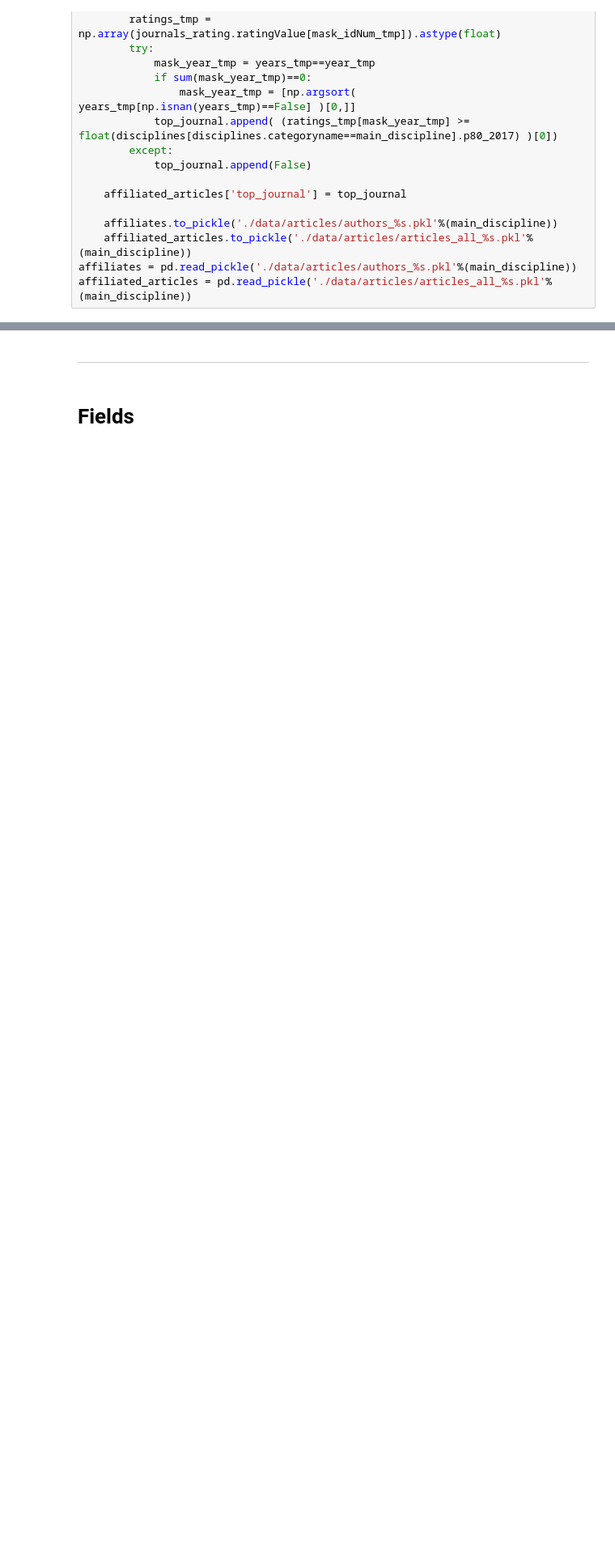
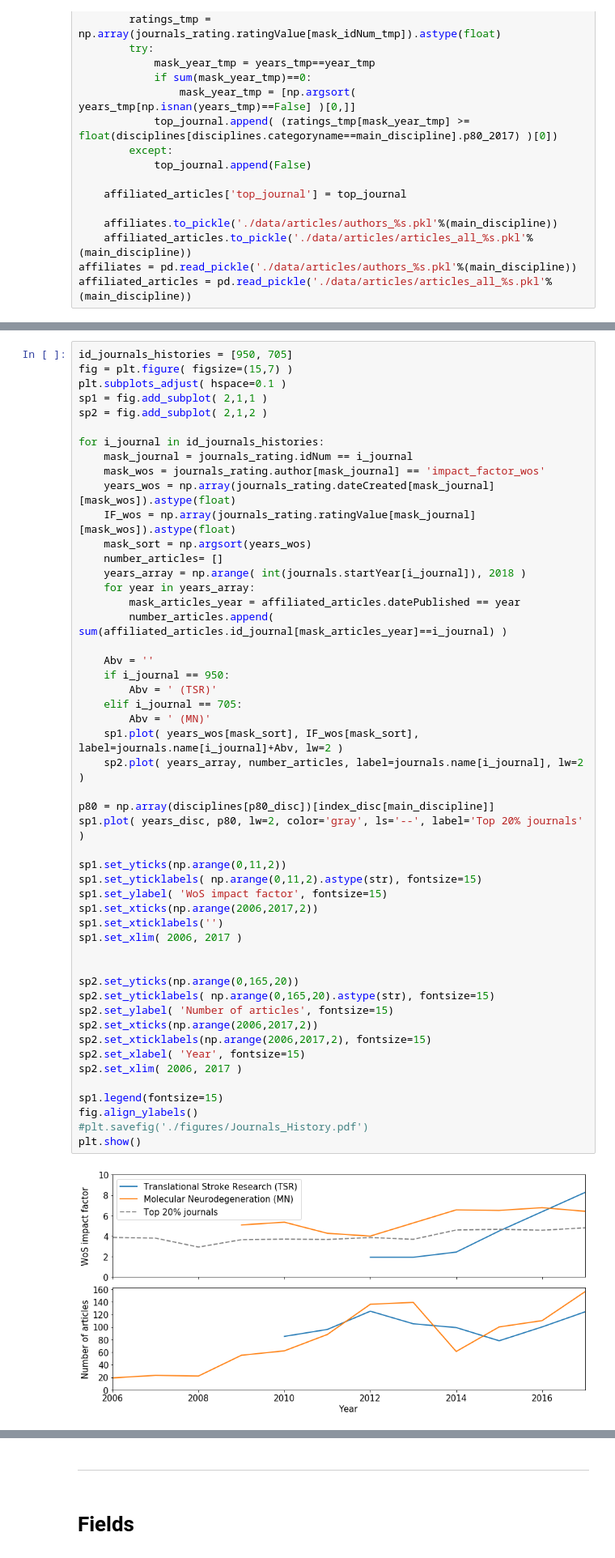
Before and after one commit to sbustamante/scigraph_project, a Jupyter notebook: Exploration.ipynb, the cells around one changed output, grey strips where cells are left out. Shown at 81% size. Saved outputs shown, nothing was run; the diff lists cells and outputs as text; blank space fills up the shorter version.

```diff
--- a/Exploration.ipynb
+++ b/Exploration.ipynb
@@ -605,0 +623,52 @@ affiliated_articles = pd.read_pickle('./data/articles/articles_all_%s.pkl'%(main
+# %%
+id_journals_histories = [950, 705]
+fig = plt.figure( figsize=(15,7) )
+plt.subplots_adjust( hspace=0.1 )
+sp1 = fig.add_subplot( 2,1,1 )
+sp2 = fig.add_subplot( 2,1,2 )
+
+for i_journal in id_journals_histories:
+    mask_journal = journals_rating.idNum == i_journal
+    mask_wos = journals_rating.author[mask_journal] == 'impact_factor_wos'
+    years_wos = np.array(journals_rating.dateCreated[mask_journal][mask_wos]).astype(float)
+    IF_wos = np.array(journals_rating.ratingValue[mask_journal][mask_wos]).astype(float)
+    mask_sort = np.argsort(years_wos)
+    number_articles= []
+    years_array = np.arange( int(journals.startYear[i_journal]), 2018 )
+    for year in years_array:
+        mask_articles_year = affiliated_articles.datePublished == year
+        number_articles.append( sum(affiliated_articles.id_journal[mask_articles_year]==i_journal) )
+
+    Abv = ''
+    if i_journal == 950:
+        Abv = ' (TSR)'
+    elif i_journal == 705:
+        Abv = ' (MN)'
+    sp1.plot( years_wos[mask_sort], IF_wos[mask_sort], label=journals.name[i_journal]+Abv, lw=2 )
+    sp2.plot( years_array, number_articles, label=journals.name[i_journal], lw=2 )
+
+p80 = np.array(disciplines[p80_disc])[index_disc[main_discipline]]
+sp1.plot( years_disc, p80, lw=2, color='gray', ls='--', label='Top 20% journals' )
+
+sp1.set_yticks(np.arange(0,11,2))
+sp1.set_yticklabels( np.arange(0,11,2).astype(str), fontsize=15)
+sp1.set_ylabel( 'WoS impact factor', fontsize=15)
+sp1.set_xticks(np.arange(2006,2017,2))
+sp1.set_xticklabels('')
+sp1.set_xlim( 2006, 2017 )
+
+
+sp2.set_yticks(np.arange(0,165,20))
+sp2.set_yticklabels( np.arange(0,165,20).astype(str), fontsize=15)
+sp2.set_ylabel( 'Number of articles', fontsize=15)
+sp2.set_xticks(np.arange(2006,2017,2))
+sp2.set_xticklabels(np.arange(2006,2017,2), fontsize=15)
+sp2.set_xlabel( 'Year', fontsize=15)
+sp2.set_xlim( 2006, 2017 )
+
+sp1.legend(fontsize=15)
+fig.align_ylabels()
+#plt.savefig('./figures/Journals_History.pdf')
+plt.show()
+# %% [output]
+[figure, added]
```
Also changed, not shown: parts of 55 cells of this notebook, 10 other files.
